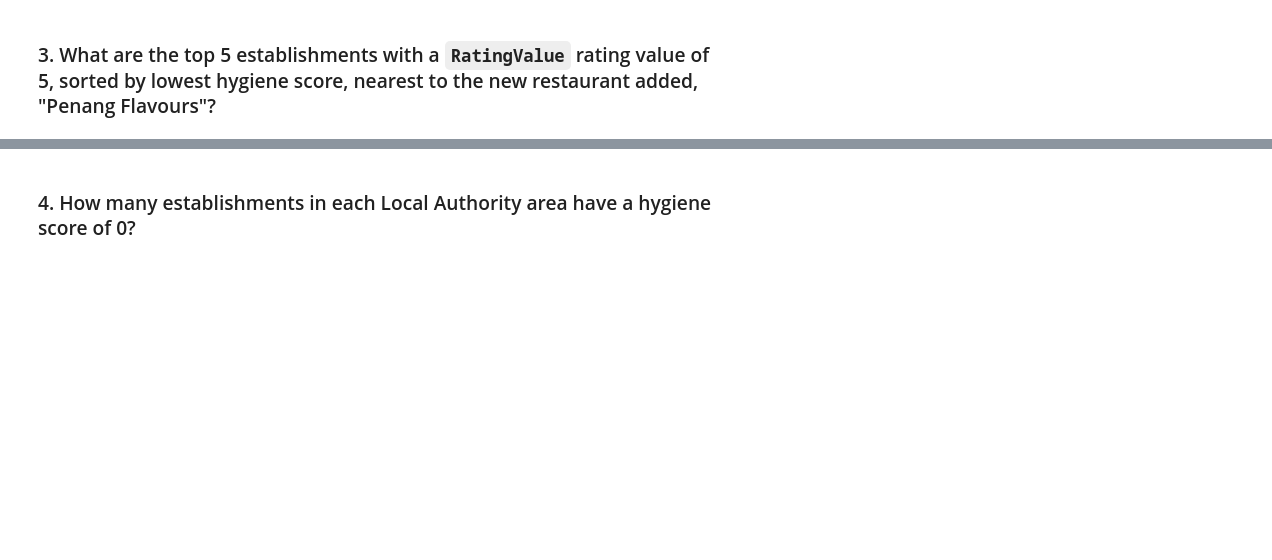
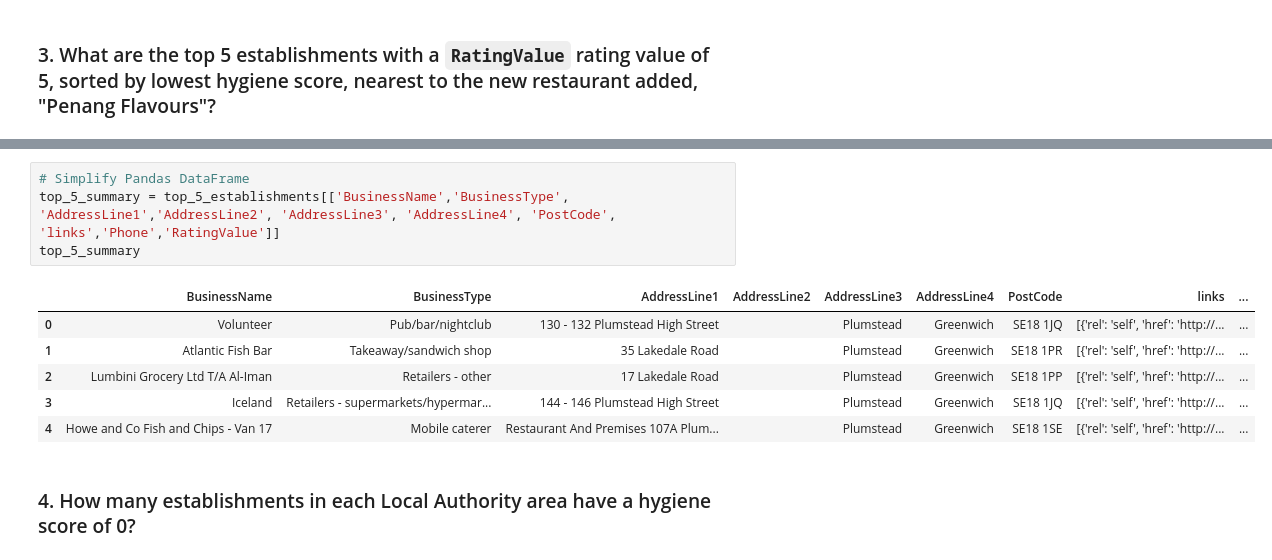
Before and after one commit to Sunjy0827/nosql-challenge, a Jupyter notebook: NoSQL_analysis_starter.ipynb, the cells around one changed output, grey strips where cells are left out. Saved outputs shown, nothing was run; the diff lists cells and outputs as text; blank space fills up the shorter version.

```diff
--- a/NoSQL_analysis_starter.ipynb
+++ b/NoSQL_analysis_starter.ipynb
@@ -190,4 +191,15 @@ pd.DataFrame(results)
 5 rows × 28 columns
+# %%
+# Simplify Pandas DataFrame
+top_5_summary = top_5_establishments[['BusinessName','BusinessType', 'AddressLine1','AddressLine2', 'AddressLine3', 'AddressLine4', 'PostCode', 'links','Phone','RatingValue']]
+top_5_summary
+# %% [output]
+|  | BusinessName | BusinessType | AddressLine1 | AddressLine2 | AddressLine3 | AddressLine4 | PostCode | links | ... |
+| 0 | Volunteer | Pub/bar/nightclub | 130 - 132 Plumstead High Street |  | Plumstead | Greenwich | SE18 1JQ | [{'rel': 'self', 'href': 'http://... | ... |
+| 1 | Atlantic Fish Bar | Takeaway/sandwich shop | 35 Lakedale Road |  | Plumstead | Greenwich | SE18 1PR | [{'rel': 'self', 'href': 'http://... | ... |
+| 2 | Lumbini Grocery Ltd T/A Al-Iman | Retailers - other | 17 Lakedale Road |  | Plumstead | Greenwich | SE18 1PP | [{'rel': 'self', 'href': 'http://... | ... |
+| 3 | Iceland | Retailers - supermarkets/hypermar... | 144 - 146 Plumstead High Street |  | Plumstead | Greenwich | SE18 1JQ | [{'rel': 'self', 'href': 'http://... | ... |
+| 4 | Howe and Co Fish and Chips - Van 17 | Mobile caterer | Restaurant And Premises 107A Plum... |  | Plumstead | Greenwich | SE18 1SE | [{'rel': 'self', 'href': 'http://... | ... |
 # %% [markdown]
 ### 4. How many establishments in each Local Authority area have a hygiene score of 0?
 # %%
```
Also changed, not shown: parts of 5 cells of this notebook, 3 other files.
